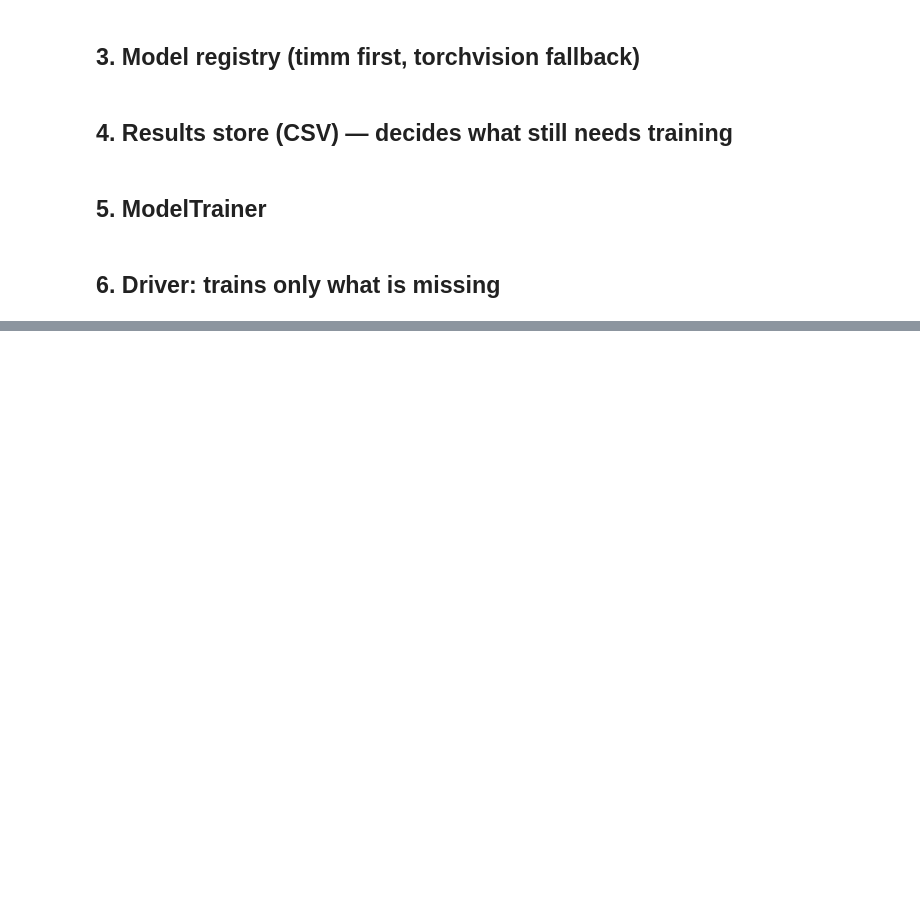
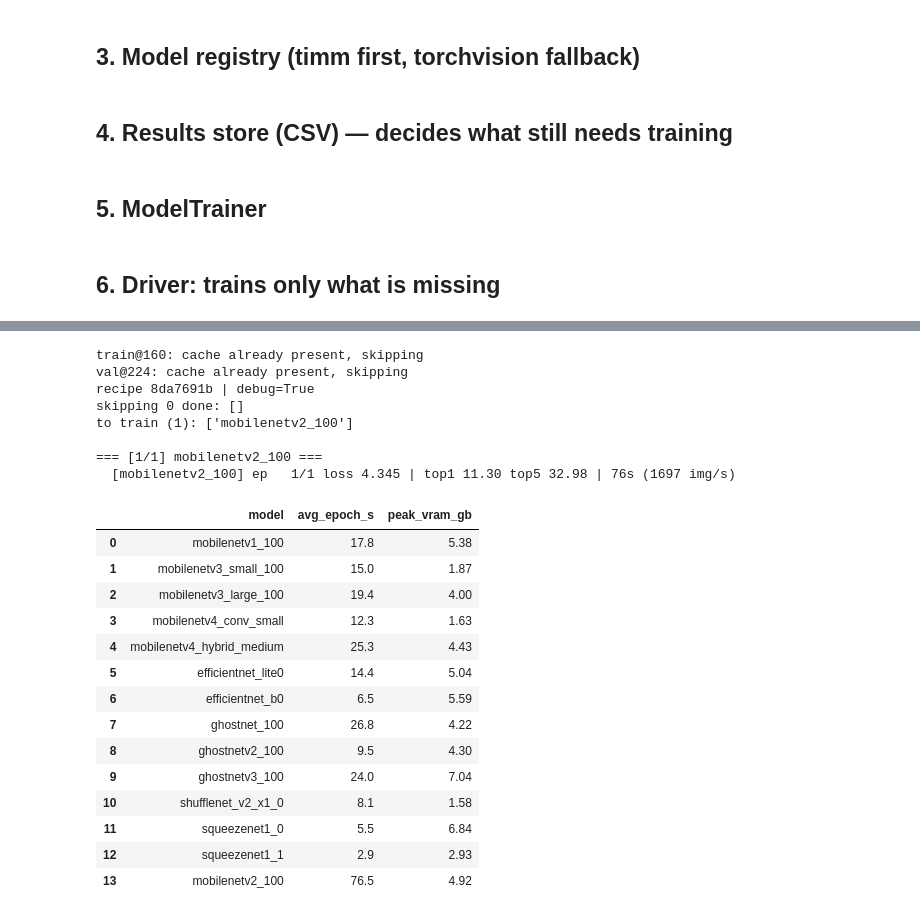
Before and after one commit to Kananelo688/ai-accelerators, a Jupyter notebook: notebooks/train_cnn_imagenet100.ipynb, the cells around one changed output, grey strips where cells are left out. Saved outputs shown, nothing was run; the diff lists cells and outputs as text; code cells hidden in the pictures; blank space fills up the shorter version.

```diff
--- a/notebooks/train_cnn_imagenet100.ipynb
+++ b/notebooks/train_cnn_imagenet100.ipynb
@@ -500,17 +804,25 @@ class ModelTrainer:
 # %% [markdown]
 ## 6. Driver: trains only what is missing
 # %%
+# Builds the caches if needed, works out which models still need training, and runs them one at a
+# time. A failure in ONE model is caught, logged with status="failed", and does not stop the sweep -
+# so an overnight run of 14 models is not lost to a single OOM. Failed models have no "completed"
+# row, so they are simply retried on the next run.
+
 def run_all(models=MODELS, cfg: TrainConfig = CFG, force=()):
     """force: model names to retrain even if already completed."""
-    ensure_caches(cfg)
+    ensure_caches(cfg)                       # no-op once the caches exist
     store = ResultsStore(cfg)
     specs = [as_spec(m) for m in models]
+
     pending = [s for s in specs if s.name in force or not store.is_done(s.name, cfg.recipe_hash())]
     skipped = [s.name for s in specs if s not in pending]
-    print(f"recipe {cfg.recipe_hash()} | skipping {len(skipped)} done: {skipped}")
+    print(f"recipe {cfg.recipe_hash()} | debug={cfg.debug}")
+    print(f"skipping {len(skipped)} done: {skipped}")
     print(f"to train ({len(pending)}): {[s.name for s in pending]}")
-    for s in pending:
-        print(f"\n=== {s.name} ===")
+
+    for k, s in enumerate(pending, 1):
+        print(f"\n=== [{k}/{len(pending)}] {s.name} ===")
         try:
             row = ModelTrainer(s, cfg, store).run()
         except Exception as e:
@@ -519,6 +831,9 @@ def run_all(models=MODELS, cfg: TrainConfig = CFG, force=()):
             print(f"  FAILED: {msg}"); traceback.print_exc()
             row = dict(model=s.name, status="failed", recipe_hash=cfg.recipe_hash(), error=msg[:300],
                        finished_at=time.strftime("%Y-%m-%d %H:%M:%S"))
-        store.upsert_summary(row)
-        gc.collect(); torch.cuda.empty_cache()
+        store.upsert_summary(row)            # record the outcome either way
+        # Release this model's memory before building the next one, or a large model can OOM
+        # purely because the previous model's cached blocks are still held.
+        gc.collect()
+        if DEVICE == "cuda": torch.cuda.empty_cache()
     return store.summary()
@@ -553 +931,30 @@ train: 130000 images, 100 classes
+# %%
+# 7e. Time ONE full epoch of one model, to size the real run before committing to it.
+#     Budget = avg_epoch_s x CFG.epochs x len(MODELS). Use this to decide whether 100 epochs is affordable.
+TIMING_CFG = replace(CFG, epochs=1, warmup_epochs=1, debug=True)
+run_all(["mobilenetv2_100"], TIMING_CFG, force=["mobilenetv2_100"])[["model", "avg_epoch_s", "peak_vram_gb"]]
+# %% [output]
+train@160: cache already present, skipping
+val@224: cache already present, skipping
+recipe 8da7691b | debug=True
+skipping 0 done: []
+to train (1): ['mobilenetv2_100']
+
+=== [1/1] mobilenetv2_100 ===
+  [mobilenetv2_100] ep   1/1 loss 4.345 | top1 11.30 top5 32.98 | 76s (1697 img/s)
+|  | model | avg_epoch_s | peak_vram_gb |
+| 0 | mobilenetv1_100 | 17.8 | 5.38 |
+| 1 | mobilenetv3_small_100 | 15.0 | 1.87 |
+| 2 | mobilenetv3_large_100 | 19.4 | 4.00 |
+| 3 | mobilenetv4_conv_small | 12.3 | 1.63 |
+| 4 | mobilenetv4_hybrid_medium | 25.3 | 4.43 |
+| 5 | efficientnet_lite0 | 14.4 | 5.04 |
+| 6 | efficientnet_b0 | 6.5 | 5.59 |
+| 7 | ghostnet_100 | 26.8 | 4.22 |
+| 8 | ghostnetv2_100 | 9.5 | 4.30 |
+| 9 | ghostnetv3_100 | 24.0 | 7.04 |
+| 10 | shufflenet_v2_x1_0 | 8.1 | 1.58 |
+| 11 | squeezenet1_0 | 5.5 | 6.84 |
+| 12 | squeezenet1_1 | 2.9 | 2.93 |
+| 13 | mobilenetv2_100 | 76.5 | 4.92 |
 # %%
```
Also changed, not shown: parts of 31 cells of this notebook, 3 other files.
